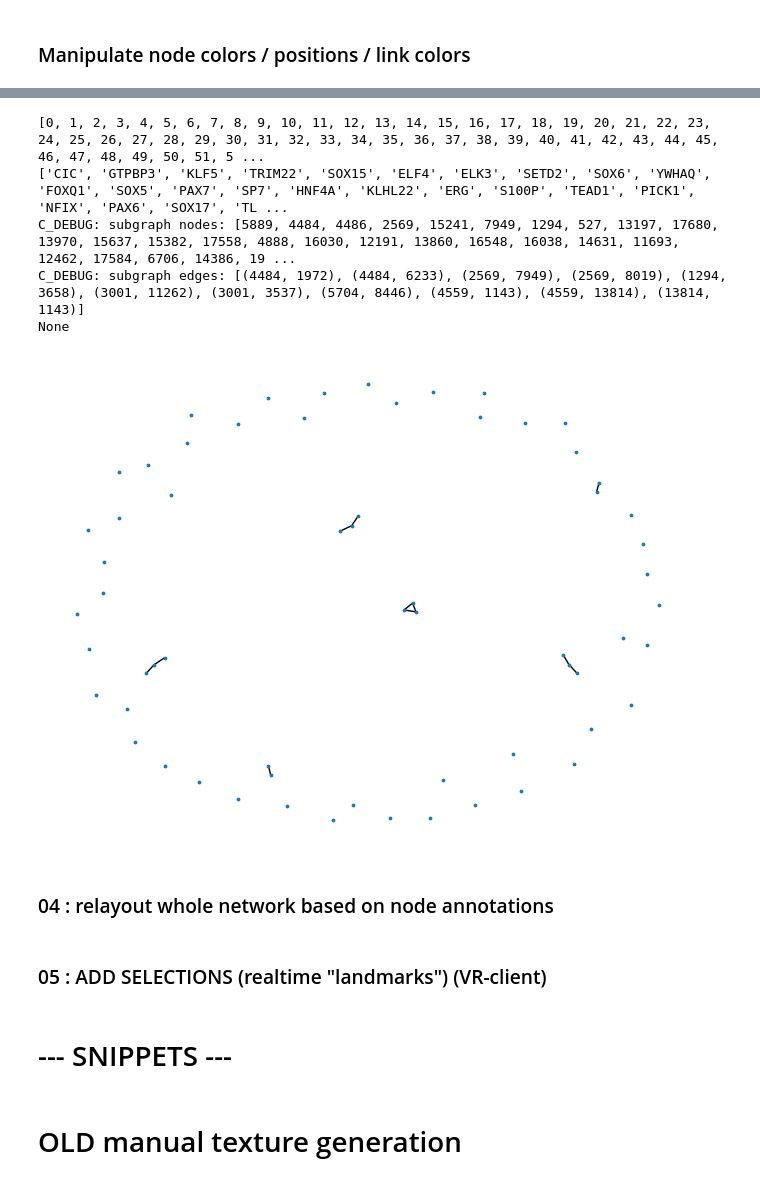
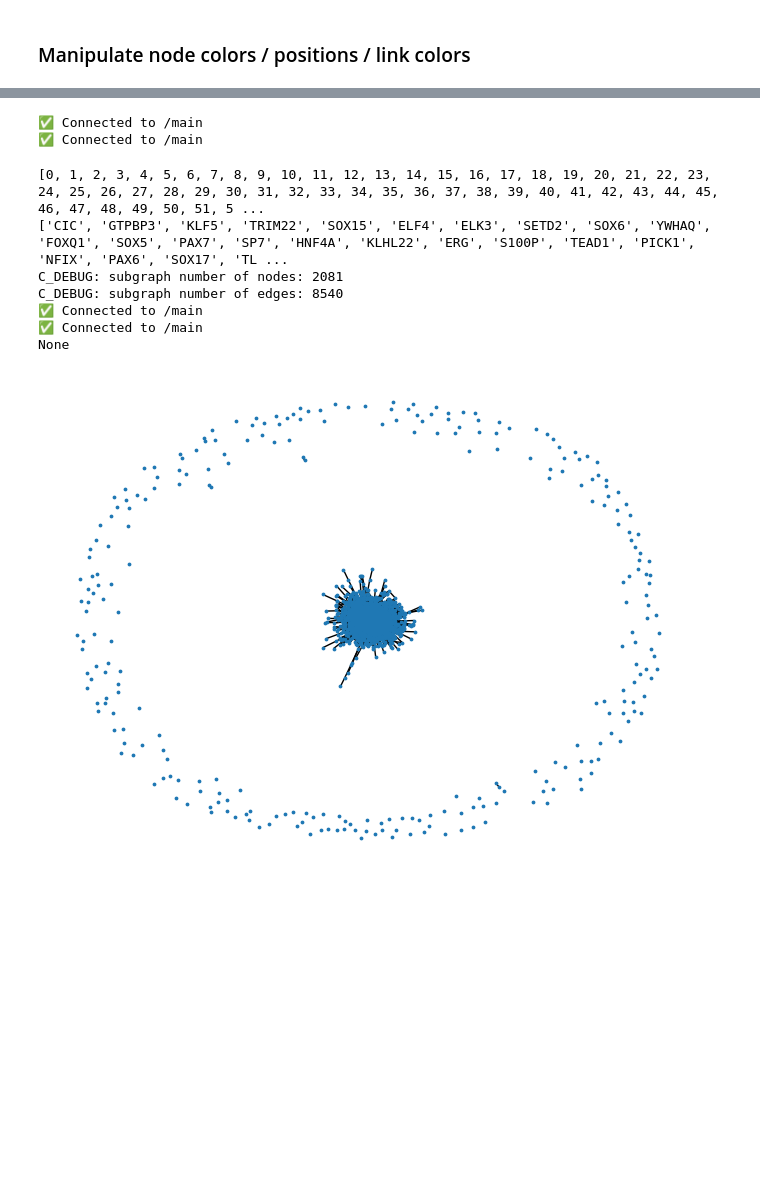
Before and after one commit to menchelab/DataDiVR_WebApp, a Jupyter notebook: _RealtimeCommunication_PPI_joeldanielaryan.ipynb, the cells around one changed output, grey strips where cells are left out. Drawn from its saved outputs; the diff is of its cells as text; code cells hidden in the pictures; blank space fills up the shorter version.

```diff
--- a/_RealtimeCommunication_PPI_joeldanielaryan.ipynb
+++ b/_RealtimeCommunication_PPI_joeldanielaryan.ipynb
@@ -122,6 +105,6 @@ allprojects_updated
 # %%
 # select a project to work with
-sel_id = 15
+sel_id = 11
 sel_name = allprojects_updated[sel_id][1]
 
 # load the project data
@@ -177,14 +166,17 @@ C_DEBUG: subgraph edges: [(1, 103), (1, 114), (1, 118), (1, 133), (8195, 5636),
+# %%
+session.reload_project() # to get back to initial state of project (incl. initial layout)
+# %% [output]
+✅ Connected to /main
+✅ Connected to /main
 # %%
-nodelist = symbol_pep_11
-tools.extract_and_highlight_subnetwork_from_nodelist(nodelist, relayout=False, color = (255,0,0,200))
+nodelist = symbol_pep_3
+tools.extract_and_highlight_subnetwork_from_nodelist(nodelist, relayout=True, color = (255,255,0,200))
 # %% [output]
 [0, 1, 2, 3, 4, 5, 6, 7, 8, 9, 10, 11, 12, 13, 14, 15, 16, 17, 18, 19, 20, 21, 22, 23, 24, 25, 26, 27, 28, 29, 30, 31, 32, 33, 34, 35, 36, 37, 38, 39, 40, 41, 42, 43, 44, 45, 46, 47, 48, 49, 50, 51, 5 ...
 ['CIC', 'GTPBP3', 'KLF5', 'TRIM22', 'SOX15', 'ELF4', 'ELK3', 'SETD2', 'SOX6', 'YWHAQ', 'FOXQ1', 'SOX5', 'PAX7', 'SP7', 'HNF4A', 'KLHL22', 'ERG', 'S100P', 'TEAD1', 'PICK1', 'NFIX', 'PAX6', 'SOX17', 'TL ...
-C_DEBUG: subgraph nodes: [5889, 4484, 4486, 2569, 15241, 7949, 1294, 527, 13197, 17680, 13970, 15637, 15382, 17558, 4888, 16030, 12191, 13860, 16548, 16038, 14631, 11693, 12462, 17584, 6706, 14386, 19 ...
-C_DEBUG: subgraph edges: [(4484, 1972), (4484, 6233), (2569, 7949), (2569, 8019), (1294, 3658), (3001, 11262), (3001, 3537), (5704, 8446), (4559, 1143), (4559, 13814), (13814, 1143)]
+C_DEBUG: subgraph number of nodes: 2081
+C_DEBUG: subgraph number of edges: 8540
+✅ Connected to /main
+✅ Connected to /main
 None
-[figure, old version]
+[figure, new version]
-# %% [markdown]
-### 04 : relayout whole network  based on node annotations
-# %% [markdown]
-### 05 :  ADD SELECTIONS (realtime "landmarks") (VR-client)
@@ -195,4 +182,0 @@ None
-# %% [markdown]
-# ---  SNIPPETS ---
-# %% [markdown]
-# OLD manual texture generation
```
Also changed, not shown: parts of 28 cells of this notebook, 3 other files.
